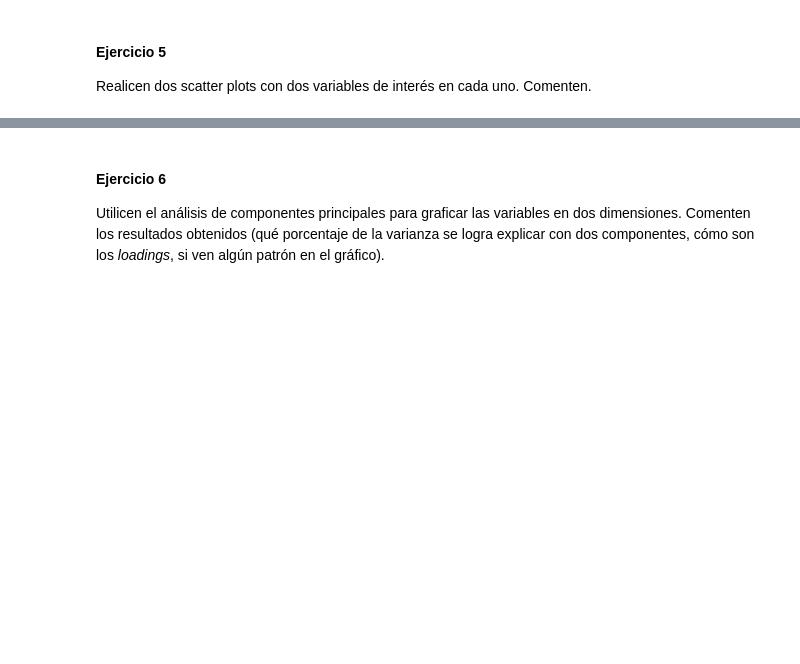
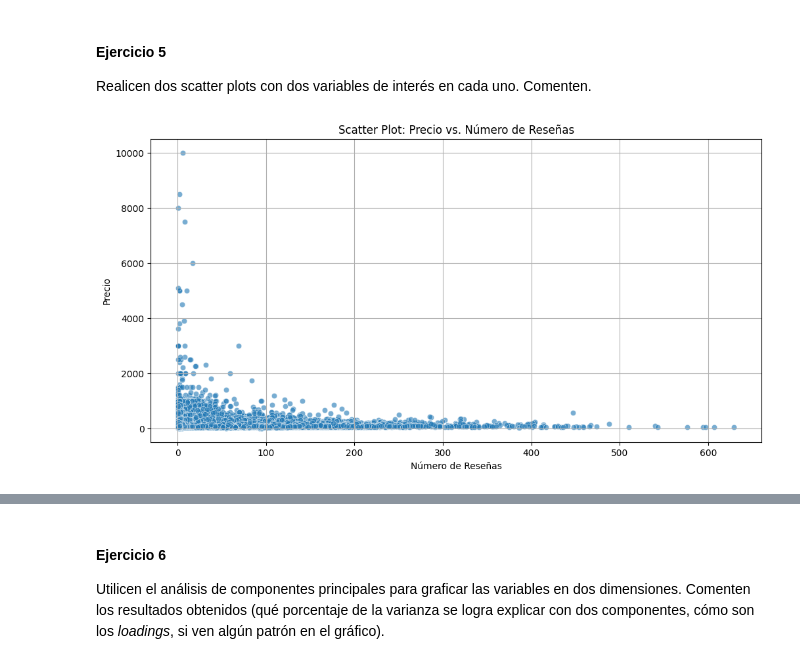
Before and after one commit to roluque/CC408-T2-3, a Jupyter notebook: TP2/TP2.ipynb, the cells around one changed output, grey strips where cells are left out. Saved outputs shown, nothing was run; the diff lists cells and outputs as text; code cells hidden in the pictures; blank space fills up the shorter version.

```diff
--- a/TP2/TP2.ipynb
+++ b/TP2/TP2.ipynb
@@ -323,0 +446,18 @@ Realicen dos scatter plots con dos variables de interés en cada uno. Comenten.
+# %%
+# Revertir la transformación logarítmica
+for column in columns_to_transform:
+    df_filtrado[column] = np.exp(df_filtrado[column]) - 1  # Restando 1 para revertir el +1 que se sumó antes
+# %%
+# Resolver acá
+
+# Scatter Plot 1: Precio vs. Número de Reseñas
+# Este gráfico muestra si hay alguna relación entre el precio de un alojamiento y la cantidad de reseñas que ha recibido.
+plt.figure(figsize=(12, 6))
+sns.scatterplot(data=df_filtrado, x='number_of_reviews', y='price', alpha=0.6)
+plt.title('Scatter Plot: Precio vs. Número de Reseñas')
+plt.xlabel('Número de Reseñas')
+plt.ylabel('Precio')
+plt.grid()
+plt.show()
+# %% [output]
+[figure, added]
```
Also changed, not shown: parts of 10 cells of this notebook.
